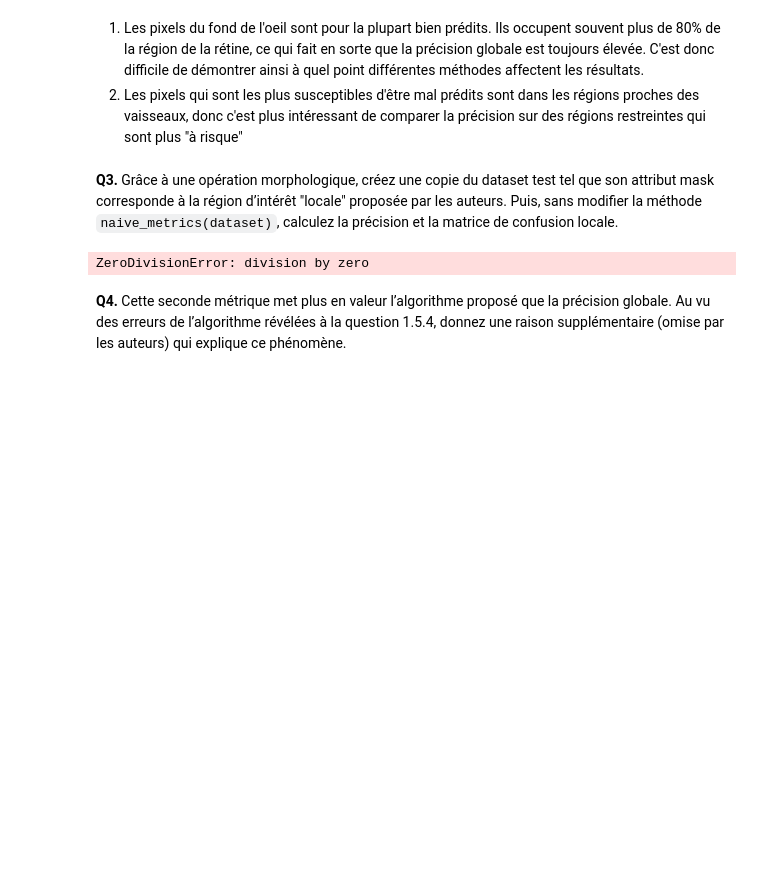
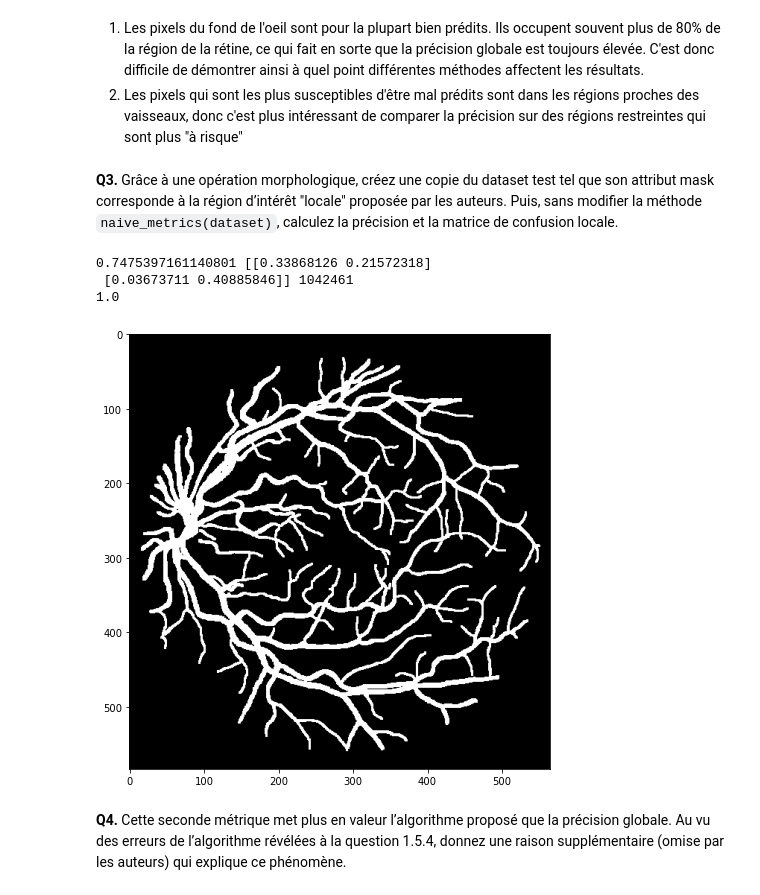
Before and after one commit to shuaisong9/Projet-Traitement, a Jupyter notebook: RapportProjet.ipynb, the cells around one changed output. Cells and saved outputs as stored; diff of their text form; code cells hidden in the pictures; blank space fills up the shorter version.

```diff
--- a/RapportProjet.ipynb
+++ b/RapportProjet.ipynb
@@ -236,16 +247,26 @@ pour motiver cette proposition?
 # %%
 test_local = deepcopy(test)
 
-kernel = skmorph.disk(3)
+plt.imshow(test_local[0]['mask'])
+
+# kernel = skmorph.disk(3)
+kernel = [[1,1,1],[1,1,1],[1,1,1]]
 
 for d in test_local:
     label = d['label']
     d['mask'] = skmorph.binary_dilation(label, kernel)
 
+plt.imshow(test_local[0]['mask'], cmap="gray")
 
 local_accuracy, local_confusion_matrix, local_total = msld.naive_metrics(test_local)
+print(local_accuracy, local_confusion_matrix, local_total)
+tot_local = local_confusion_matrix[0][0] + local_confusion_matrix[0][1] + local_confusion_matrix[1][0] + local_confusion_matrix[1][1]
+print(tot_local)
 # %% [output]
-ZeroDivisionError: division by zero
+0.7475397161140801 [[0.33868126 0.21572318]
+ [0.03673711 0.40885846]] 1042461
+1.0
+[figure, added]
 # %% [markdown]
 **Q4.** Cette seconde métrique met plus en valeur l’algorithme proposé que la précision globale. Au vu des erreurs de l’algorithme révélées à la question 1.5.4, donnez une raison supplémentaire (omise par les auteurs) qui explique ce phénomène.
 # %% [markdown]
```
Also changed, not shown: parts of 7 cells of this notebook, 1 other file.
